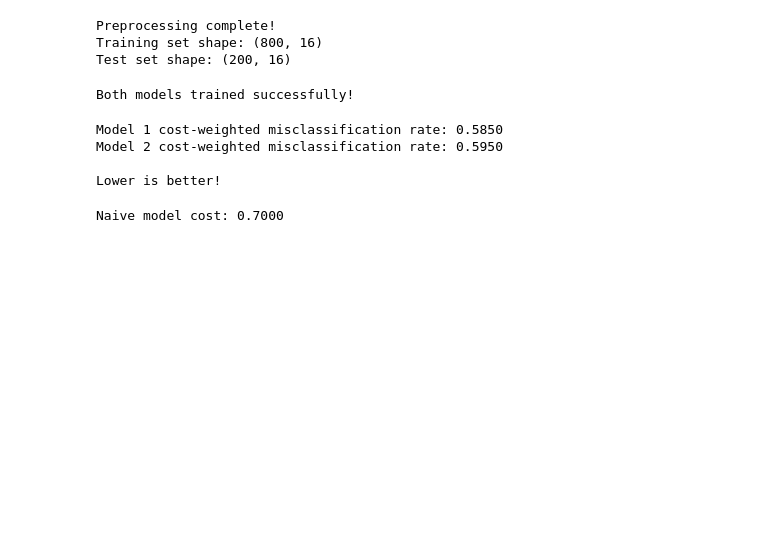
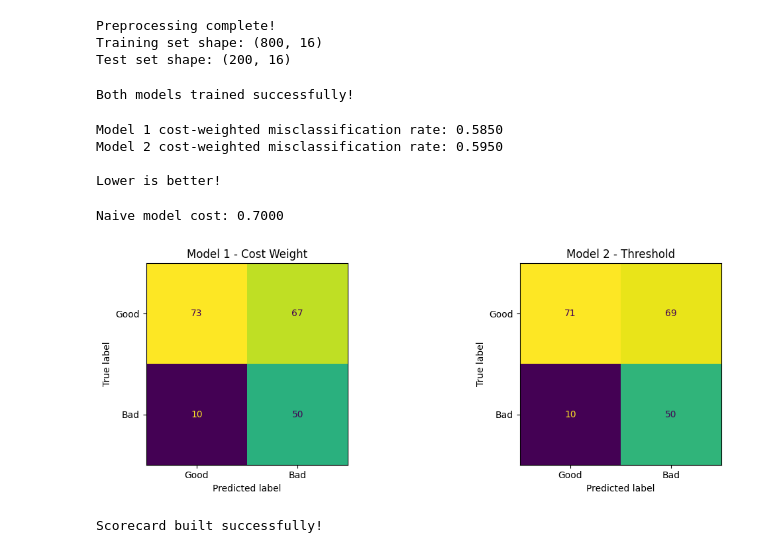
Before and after one commit to joelaanhane/credit-risk-pd, a Jupyter notebook: 03_modeling.ipynb, the cells around one changed output. Saved outputs shown, nothing was run; the diff lists cells and outputs as text; code cells hidden in the pictures; blank space fills up the shorter version.

Commit message:
Built credit scorecard and score distribution analysis

```diff
--- a/03_modeling.ipynb
+++ b/03_modeling.ipynb
@@ -122,3 +122,40 @@ cost_naive = cost_weighted_misclassification(y_test, y_pred_naive)
 print(f"Naive model cost: {cost_naive:.4f}")
 # %% [output]
 Naive model cost: 0.7000
+# %%
+from sklearn.metrics import confusion_matrix, ConfusionMatrixDisplay
+
+fig, axes = plt.subplots(1, 2, figsize=(12, 4))
+
+for i, (model_name, y_pred) in enumerate([
+    ('Model 1 - Cost Weight', y_pred_1),
+    ('Model 2 - Threshold', y_pred_2)
+]):
+    cm = confusion_matrix(y_test, y_pred)
+    disp = ConfusionMatrixDisplay(confusion_matrix=cm, display_labels=['Good', 'Bad'])
+    disp.plot(ax=axes[i], colorbar=False)
+    axes[i].set_title(model_name)
+
+plt.tight_layout()
+plt.show()
+# %% [output]
+[figure, added]
+# %%
+from optbinning import Scorecard
+
+scorecard = Scorecard(
+    binning_process=binning_process,
+    estimator=model_1,
+    scaling_method="pdo_odds",
+    scaling_method_params={
+        "pdo": 20,
+        "odds": 1,
+        "scorecard_points": 600
+    }
+)
+
+scorecard.fit(X_train, y_train)
+
+print("Scorecard built successfully!")
+# %% [output]
+Scorecard built successfully!
```
Also changed, not shown: parts of 3 cells of this notebook.
